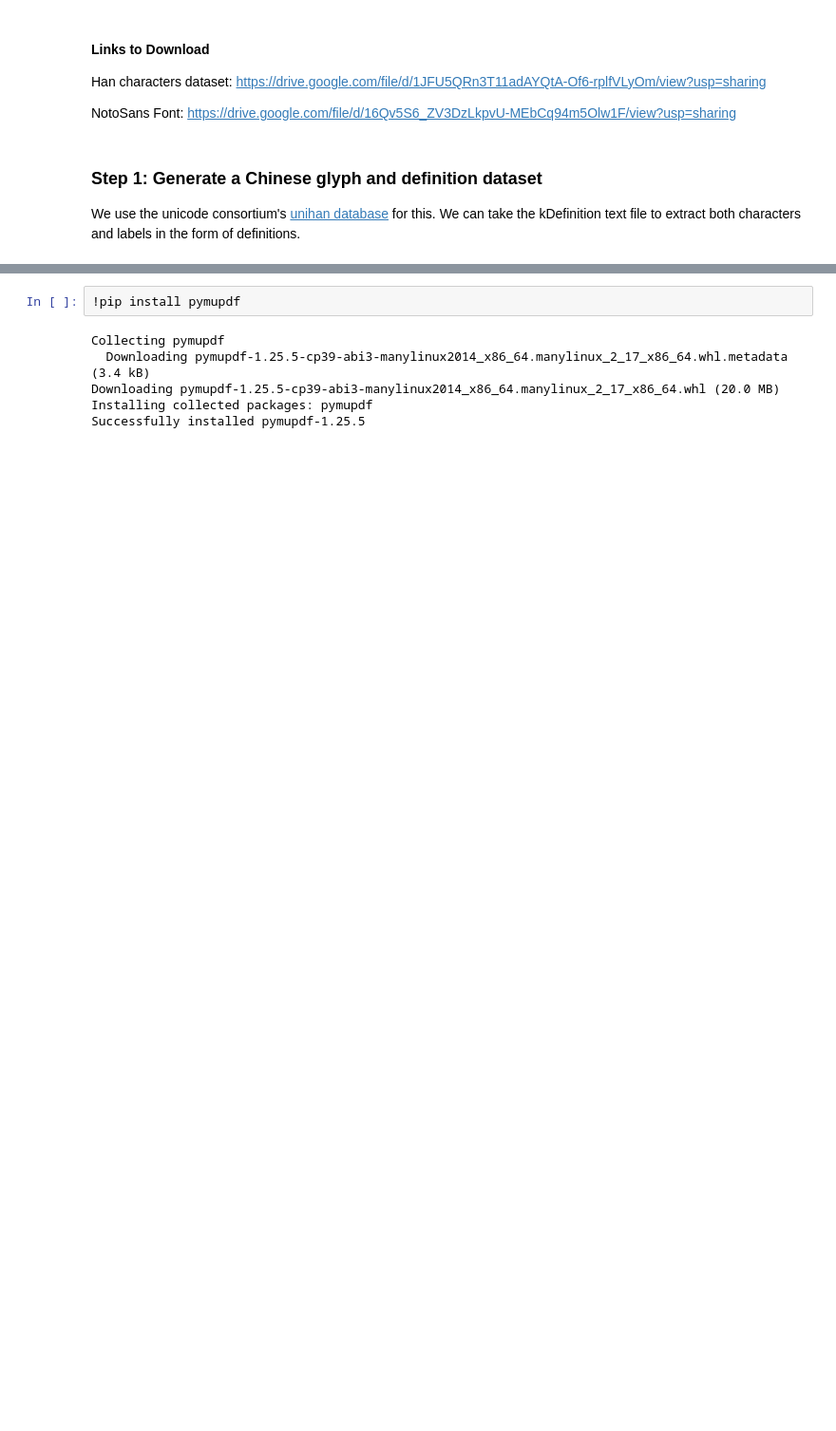
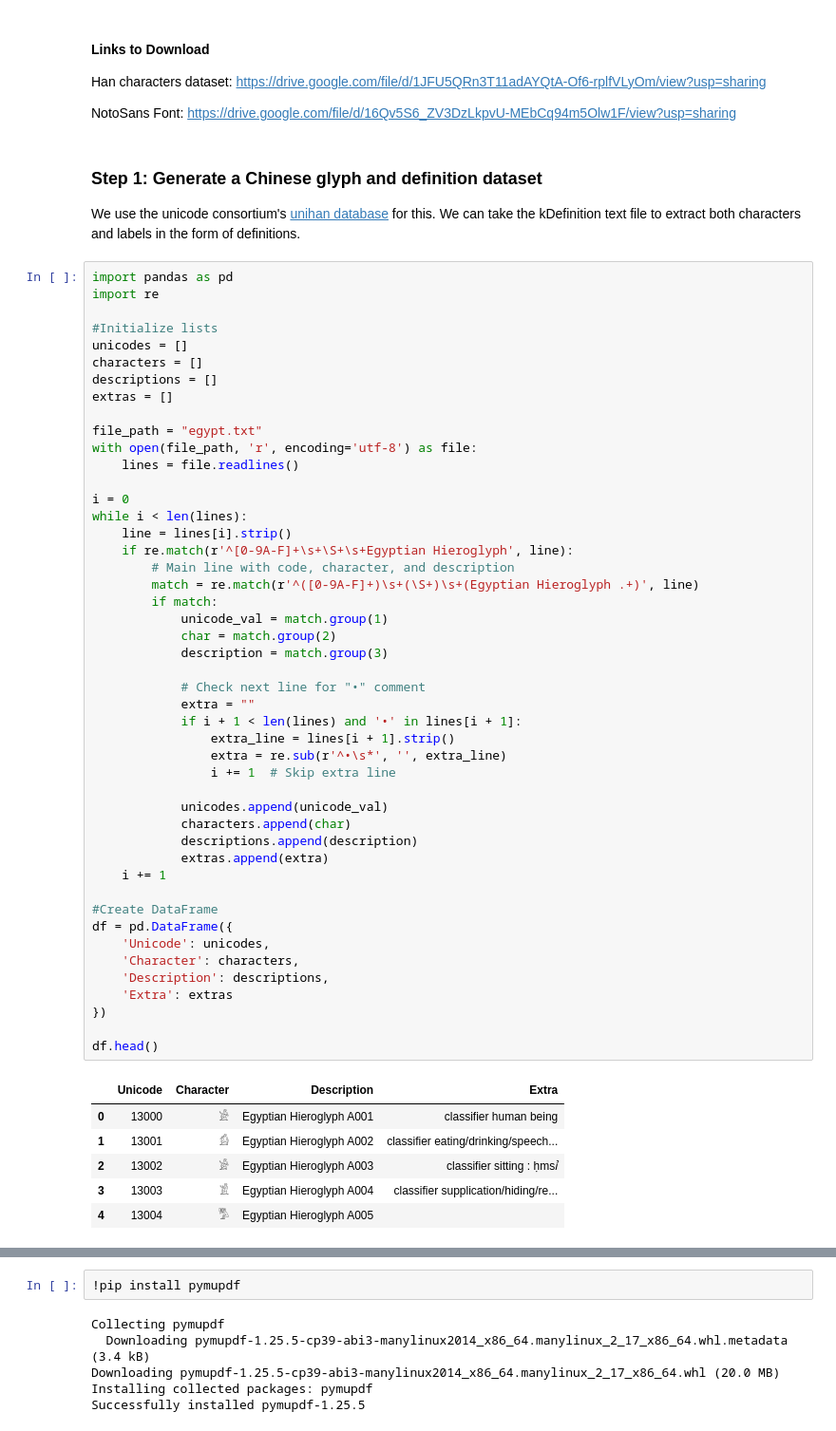
Before and after one commit to amankiitg/Foundation_AI, a Jupyter notebook: Diffusion_Project_Generate_Egyptian_Characters.ipynb, the cells around one changed output, grey strips where cells are left out. Shown at 95% size. Cells and saved outputs as stored; diff of their text form; blank space fills up the shorter version.

```diff
--- a/Diffusion_Project_Generate_Egyptian_Characters.ipynb
+++ b/Diffusion_Project_Generate_Egyptian_Characters.ipynb
@@ -9,3 +9,57 @@ NotoSans Font: https://drive.google.com/file/d/16Qv5S6_ZV3DzLkpvU-MEbCq94m5Olw1F
 # %% [markdown]
 ### Step 1: Generate a Chinese glyph and definition dataset
 We use the unicode consortium's [unihan database](https://github.com/unicode-org/unihan-database) for this. We can take the kDefinition text file to extract both characters and labels in the form of definitions.
+# %%
+import pandas as pd
+import re
+
+#Initialize lists
+unicodes = []
+characters = []
+descriptions = []
+extras = []
+
+file_path = "egypt.txt"
+with open(file_path, 'r', encoding='utf-8') as file:
+    lines = file.readlines()
+
+i = 0
+while i < len(lines):
+    line = lines[i].strip()
+    if re.match(r'^[0-9A-F]+\s+\S+\s+Egyptian Hieroglyph', line):
+        # Main line with code, character, and description
+        match = re.match(r'^([0-9A-F]+)\s+(\S+)\s+(Egyptian Hieroglyph .+)', line)
+        if match:
+            unicode_val = match.group(1)
+            char = match.group(2)
+            description = match.group(3)
+
+            # Check next line for "•" comment
+            extra = ""
+            if i + 1 < len(lines) and '•' in lines[i + 1]:
+                extra_line = lines[i + 1].strip()
+                extra = re.sub(r'^•\s*', '', extra_line)
+                i += 1  # Skip extra line
+
+            unicodes.append(unicode_val)
+            characters.append(char)
+            descriptions.append(description)
+            extras.append(extra)
+    i += 1
+
+#Create DataFrame
+df = pd.DataFrame({
+    'Unicode': unicodes,
+    'Character': characters,
+    'Description': descriptions,
+    'Extra': extras
+})
+
+df.head()
+# %% [output]
+|  | Unicode | Character | Description | Extra |
+| 0 | 13000 | 𓀀 | Egyptian Hieroglyph A001 | classifier human being |
+| 1 | 13001 | 𓀁 | Egyptian Hieroglyph A002 | classifier eating/drinking/speech... |
+| 2 | 13002 | 𓀂 | Egyptian Hieroglyph A003 | classifier sitting : ḥmsꞽ |
+| 3 | 13003 | 𓀃 | Egyptian Hieroglyph A004 | classifier supplication/hiding/re... |
+| 4 | 13004 | 𓀄 | Egyptian Hieroglyph A005 |  |
```
Also changed, not shown: parts of 12 cells of this notebook.
